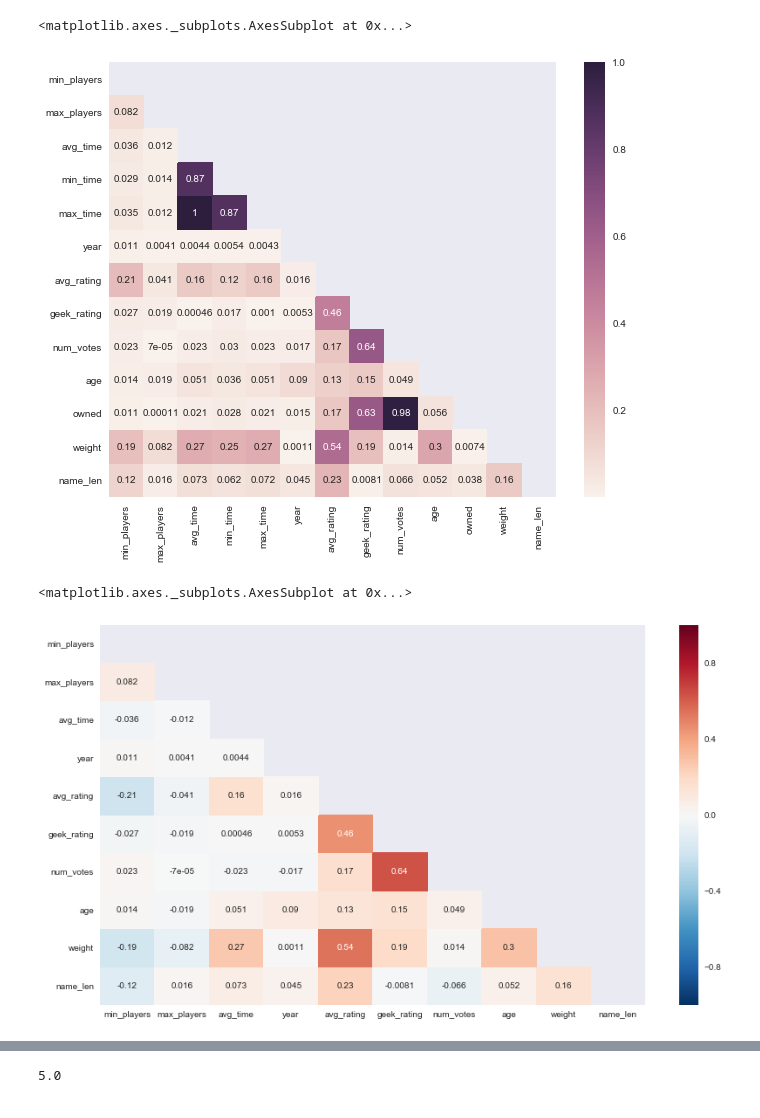
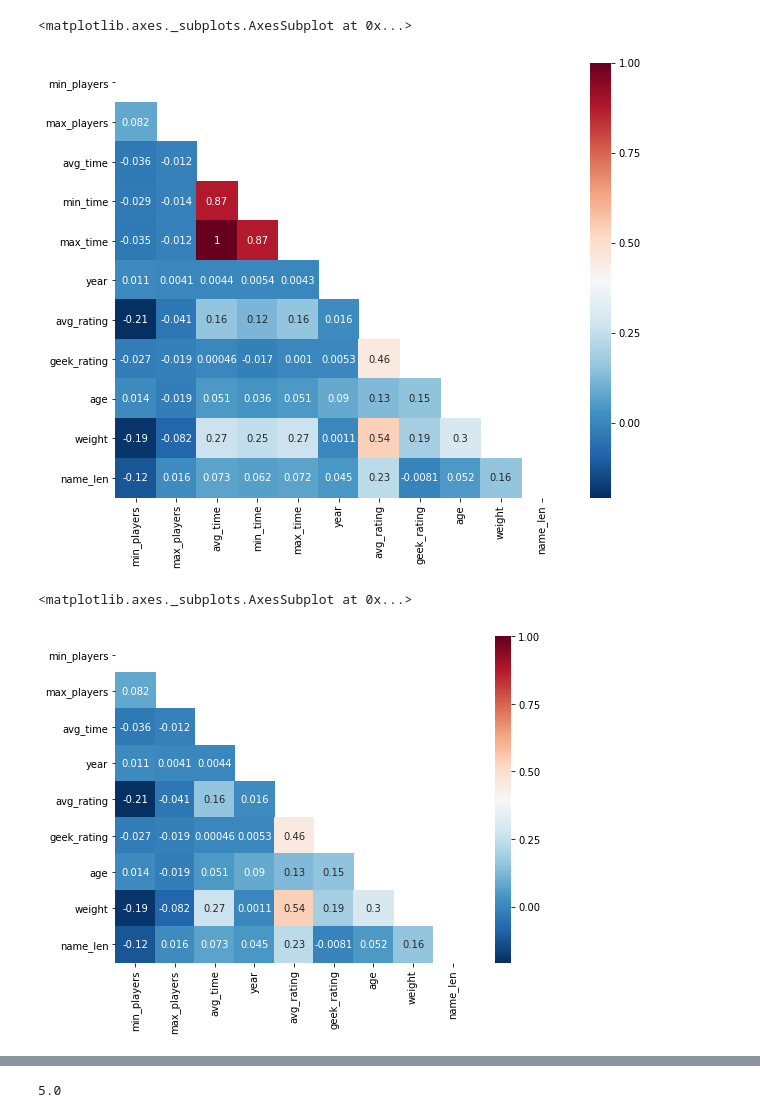
Before and after one commit to ajriddle/GA_Capstone, a Jupyter notebook: capstone.ipynb, the cells around one changed output, grey strips where cells are left out. Cells and saved outputs as stored; diff of their text form; code cells hidden in the pictures.

```diff
--- a/capstone.ipynb
+++ b/capstone.ipynb
@@ -15,6 +31,7 @@ from sklearn.base import BaseEstimator, TransformerMixin
 from sklearn.preprocessing import PolynomialFeatures, StandardScaler, FunctionTransformer, MinMaxScaler, \
     Normalizer
 from sklearn.decomposition import TruncatedSVD
-import timeit
+from sklearn.metrics import mean_squared_error
 
+sns.set_palette()
 %matplotlib inline
@@ -34,6 +50,8 @@ df.head()
 df.drop(['bgg_url','game_id','image_url'],axis=1,inplace=True)
 #drop rank as it's just a proxy for geek_rating
 df.drop('rank',axis=1,inplace=True)
+#drop columns that new games won't have
+df.drop(['num_votes','owned'],axis=1,inplace=True)
 df.head(3)
 # %% [output]
 |  | names | min_players | max_players | avg_time | min_time | max_time | year | avg_rating | geek_rating | ... |
@@ -69,24 +104,24 @@ df['name_len'] = df.names.map(lambda x: len(x))
 # %%
-corr = df.corr().abs()
+corr = df.corr()
 mask = np.zeros_like(corr, dtype=np.bool)
 mask[np.triu_indices_from(mask)] = True
 plt.figure(figsize=(10,8))
-sns.heatmap(corr,mask=mask,annot=True)
+sns.heatmap(corr,mask=mask,annot=True,cmap='RdBu_r')
 # %% [output]
 <matplotlib.axes._subplots.AxesSubplot at 0x...>
-[figure, old version]
+[figure, new version]
 # %%
 #drop highly colinear features
-df.drop(['min_time','max_time','owned'],axis=1,inplace=True)
+df.drop(['min_time','max_time'],axis=1,inplace=True)
 # %%
 corr = df.corr()
 mask = np.zeros_like(corr, dtype=np.bool)
 mask[np.triu_indices_from(mask)] = True
-plt.figure(figsize=(14,8))
-sns.heatmap(corr,mask=mask,annot=True)
+plt.figure(figsize=(8,6))
+sns.heatmap(corr,mask=mask,annot=True,cmap='RdBu_r')
 # %% [output]
 <matplotlib.axes._subplots.AxesSubplot at 0x...>
-[figure, old version]
+[figure, new version]
 # %%
 sns.pairplot(df)
 # %% [output]
```
Also changed, not shown: parts of 38 cells of this notebook.
